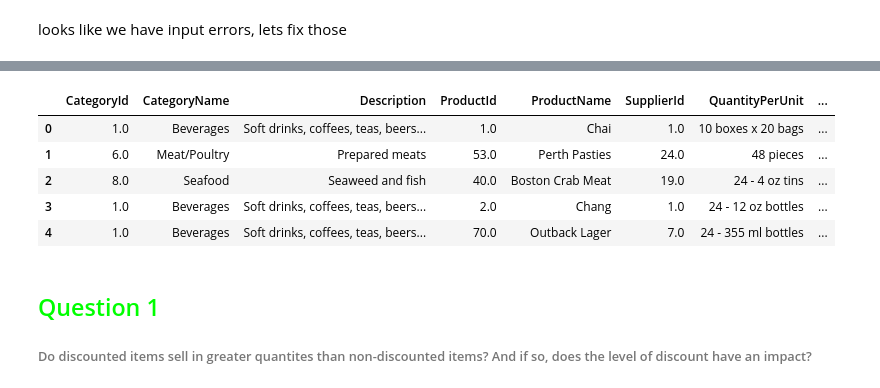
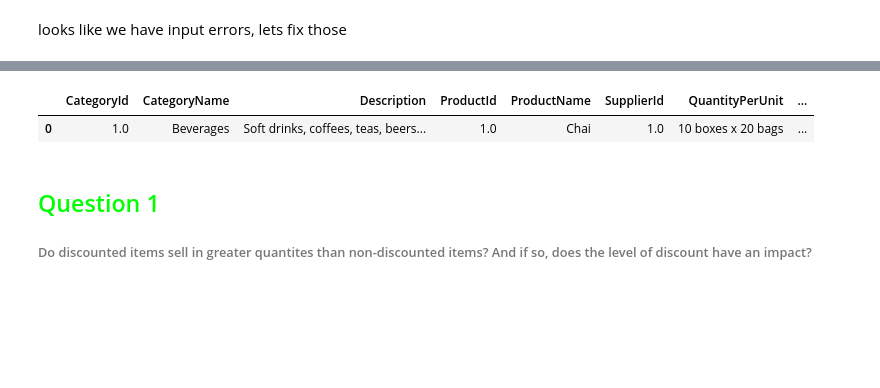
Before and after one commit to mgavish/Hypothesis-Testing, a Jupyter notebook: Mod 2 Final Project Work V11.ipynb, the cells around one changed output, grey strips where cells are left out. Saved outputs shown, nothing was run; the diff lists cells and outputs as text; code cells hidden in the pictures; blank space fills up the shorter version.

```diff
--- a/Mod 2 Final Project Work V11.ipynb
+++ b/Mod 2 Final Project Work V11.ipynb
@@ -196,32 +197,28 @@ Name: HireDate, dtype: int64
 # %%
 category_df.rename(columns = {"Id":"CategoryId"}, inplace = True)
 
 cat_prod_df = pd.merge(category_df, product_df, how = 'outer', on = "CategoryId" )
 
 cat_prod_df.rename(columns = {"Id": "ProductId"}, inplace = True)
 
 cat_prod_OrDtl_df = pd.merge(cat_prod_df, orderDetail_df, how = 'outer', on = "ProductId")
 
 order_df.rename(columns = {"Id" : "OrderId"}, inplace = True)
 
 cat_prod_OrDtl_orders_df = pd.merge(cat_prod_OrDtl_df, order_df, how = 'outer', on = "OrderId" )
 
 customer_df.rename(columns ={"Id": "CustomerId"}, inplace = True)
 
 cat_prod_OrDtl_orders_cust_df = pd.merge(cat_prod_OrDtl_orders_df, customer_df, how = 'outer', on = "CustomerId")
 
 employee_df.rename(columns = {'Id':'EmployeeId'}, inplace = True)
 
 data = pd.merge(cat_prod_OrDtl_orders_cust_df, employee_df, how = 'outer', on = 'EmployeeId' )
 
-data.head()
+data.head(1)
 # %% [output]
 |  | CategoryId | CategoryName | Description | ProductId | ProductName | SupplierId | QuantityPerUnit | ... |
 | 0 | 1.0 | Beverages | Soft drinks, coffees, teas, beers... | 1.0 | Chai | 1.0 | 10 boxes x 20 bags | ... |
-| 1 | 6.0 | Meat/Poultry | Prepared meats | 53.0 | Perth Pasties | 24.0 | 48 pieces | ... |
-| 2 | 8.0 | Seafood | Seaweed and fish | 40.0 | Boston Crab Meat | 19.0 | 24 - 4 oz tins | ... |
-| 3 | 1.0 | Beverages | Soft drinks, coffees, teas, beers... | 2.0 | Chang | 1.0 | 24 - 12 oz bottles | ... |
-| 4 | 1.0 | Beverages | Soft drinks, coffees, teas, beers... | 70.0 | Outback Lager | 7.0 | 24 - 355 ml bottles | ... |
 # %% [markdown]
 ## <font color='lime'> Question 1 </font>
 ###### Do discounted items sell in greater quantites than non-discounted items?  And if so, does the level of discount have an impact?
```
Also changed, not shown: parts of 89 cells of this notebook.
